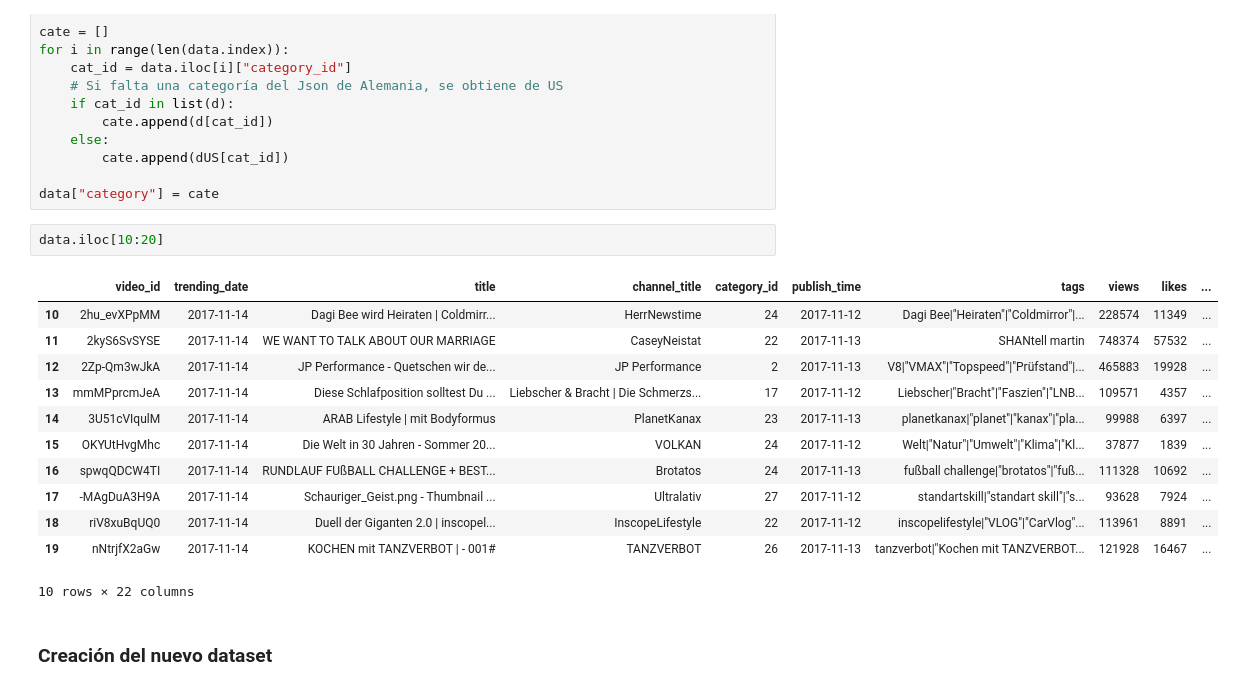
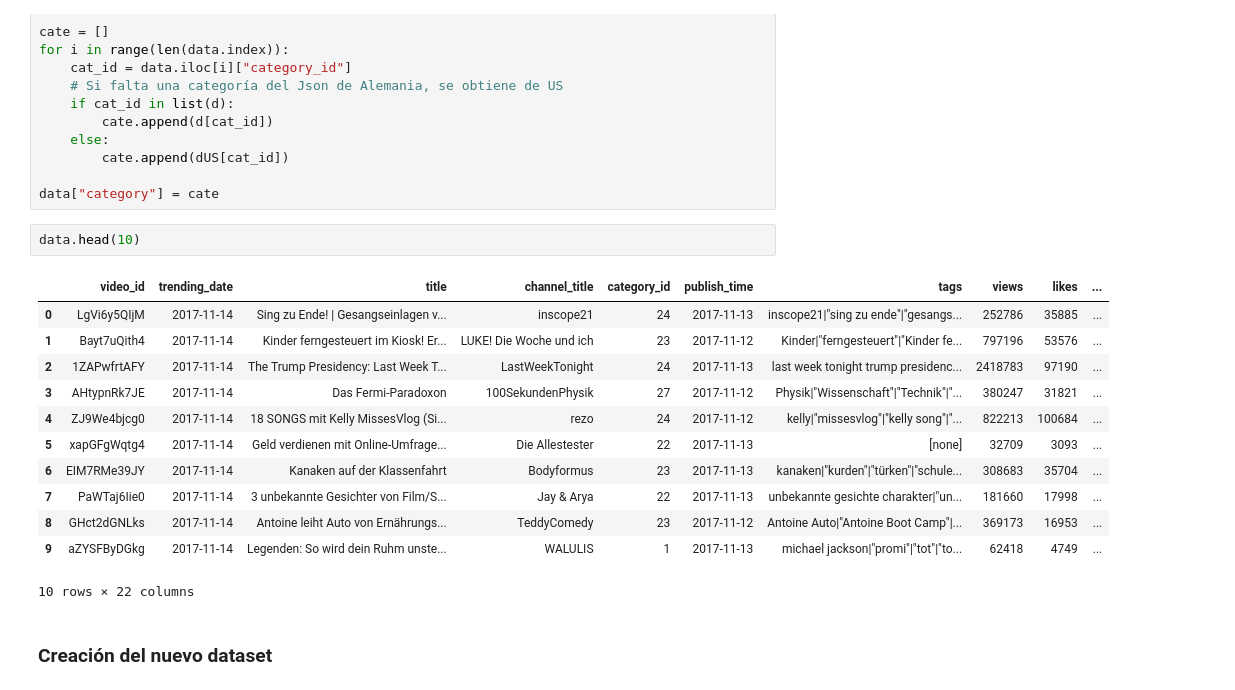
Before and after one commit to ZuxAlone/EB-2021-1-CC51, a Jupyter notebook: code/TF_code.ipynb, the cells around one changed output. Drawn from its saved outputs; the diff is of its cells as text.

```diff
--- a/code/TF_code.ipynb
+++ b/code/TF_code.ipynb
@@ -239,19 +240,19 @@ for i in range(len(data.index)):
 
 data["category"] = cate
 # %%
-data.iloc[10:20]
+data.head(10)
 # %% [output]
 |  | video_id | trending_date | title | channel_title | category_id | publish_time | tags | views | likes | ... |
-| 10 | 2hu_evXPpMM | 2017-11-14 | Dagi Bee wird Heiraten | Coldmirr... | HerrNewstime | 24 | 2017-11-12 | Dagi Bee|"Heiraten"|"Coldmirror"|... | 228574 | 11349 | ... |
-| 11 | 2kyS6SvSYSE | 2017-11-14 | WE WANT TO TALK ABOUT OUR MARRIAGE | CaseyNeistat | 22 | 2017-11-13 | SHANtell martin | 748374 | 57532 | ... |
-| 12 | 2Zp-Qm3wJkA | 2017-11-14 | JP Performance - Quetschen wir de... | JP Performance | 2 | 2017-11-13 | V8|"VMAX"|"Topspeed"|"Prüfstand"|... | 465883 | 19928 | ... |
-| 13 | mmMPprcmJeA | 2017-11-14 | Diese Schlafposition solltest Du ... | Liebscher & Bracht | Die Schmerzs... | 17 | 2017-11-12 | Liebscher|"Bracht"|"Faszien"|"LNB... | 109571 | 4357 | ... |
-| 14 | 3U51cVIqulM | 2017-11-14 | ARAB Lifestyle | mit Bodyformus | PlanetKanax | 23 | 2017-11-13 | planetkanax|"planet"|"kanax"|"pla... | 99988 | 6397 | ... |
-| 15 | OKYUtHvgMhc | 2017-11-14 | Die Welt in 30 Jahren - Sommer 20... | VOLKAN | 24 | 2017-11-12 | Welt|"Natur"|"Umwelt"|"Klima"|"Kl... | 37877 | 1839 | ... |
-| 16 | spwqQDCW4TI | 2017-11-14 | RUNDLAUF FUßBALL CHALLENGE + BEST... | Brotatos | 24 | 2017-11-13 | fußball challenge|"brotatos"|"fuß... | 111328 | 10692 | ... |
-| 17 | -MAgDuA3H9A | 2017-11-14 | Schauriger_Geist.png - Thumbnail ... | Ultralativ | 27 | 2017-11-12 | standartskill|"standart skill"|"s... | 93628 | 7924 | ... |
-| 18 | riV8xuBqUQ0 | 2017-11-14 | Duell der Giganten 2.0 | inscopel... | InscopeLifestyle | 22 | 2017-11-12 | inscopelifestyle|"VLOG"|"CarVlog"... | 113961 | 8891 | ... |
-| 19 | nNtrjfX2aGw | 2017-11-14 | KOCHEN mit TANZVERBOT | - 001# | TANZVERBOT | 26 | 2017-11-13 | tanzverbot|"Kochen mit TANZVERBOT... | 121928 | 16467 | ... |
+| 0 | LgVi6y5QIjM | 2017-11-14 | Sing zu Ende! | Gesangseinlagen v... | inscope21 | 24 | 2017-11-13 | inscope21|"sing zu ende"|"gesangs... | 252786 | 35885 | ... |
+| 1 | Bayt7uQith4 | 2017-11-14 | Kinder ferngesteuert im Kiosk! Er... | LUKE! Die Woche und ich | 23 | 2017-11-12 | Kinder|"ferngesteuert"|"Kinder fe... | 797196 | 53576 | ... |
+| 2 | 1ZAPwfrtAFY | 2017-11-14 | The Trump Presidency: Last Week T... | LastWeekTonight | 24 | 2017-11-13 | last week tonight trump presidenc... | 2418783 | 97190 | ... |
+| 3 | AHtypnRk7JE | 2017-11-14 | Das Fermi-Paradoxon | 100SekundenPhysik | 27 | 2017-11-12 | Physik|"Wissenschaft"|"Technik"|"... | 380247 | 31821 | ... |
+| 4 | ZJ9We4bjcg0 | 2017-11-14 | 18 SONGS mit Kelly MissesVlog (Si... | rezo | 24 | 2017-11-12 | kelly|"missesvlog"|"kelly song"|"... | 822213 | 100684 | ... |
+| 5 | xapGFgWqtg4 | 2017-11-14 | Geld verdienen mit Online-Umfrage... | Die Allestester | 22 | 2017-11-13 | [none] | 32709 | 3093 | ... |
+| 6 | EIM7RMe39JY | 2017-11-14 | Kanaken auf der Klassenfahrt | Bodyformus | 23 | 2017-11-13 | kanaken|"kurden"|"türken"|"schule... | 308683 | 35704 | ... |
+| 7 | PaWTaj6Iie0 | 2017-11-14 | 3 unbekannte Gesichter von Film/S... | Jay & Arya | 22 | 2017-11-13 | unbekannte gesichte charakter|"un... | 181660 | 17998 | ... |
+| 8 | GHct2dGNLks | 2017-11-14 | Antoine leiht Auto von Ernährungs... | TeddyComedy | 23 | 2017-11-12 | Antoine Auto|"Antoine Boot Camp"|... | 369173 | 16953 | ... |
+| 9 | aZYSFByDGkg | 2017-11-14 | Legenden: So wird dein Ruhm unste... | WALULIS | 1 | 2017-11-13 | michael jackson|"promi"|"tot"|"to... | 62418 | 4749 | ... |
 10 rows × 22 columns
 # %% [markdown]
 ### Creación del nuevo dataset
```
Also changed, not shown: parts of 34 cells of this notebook.
